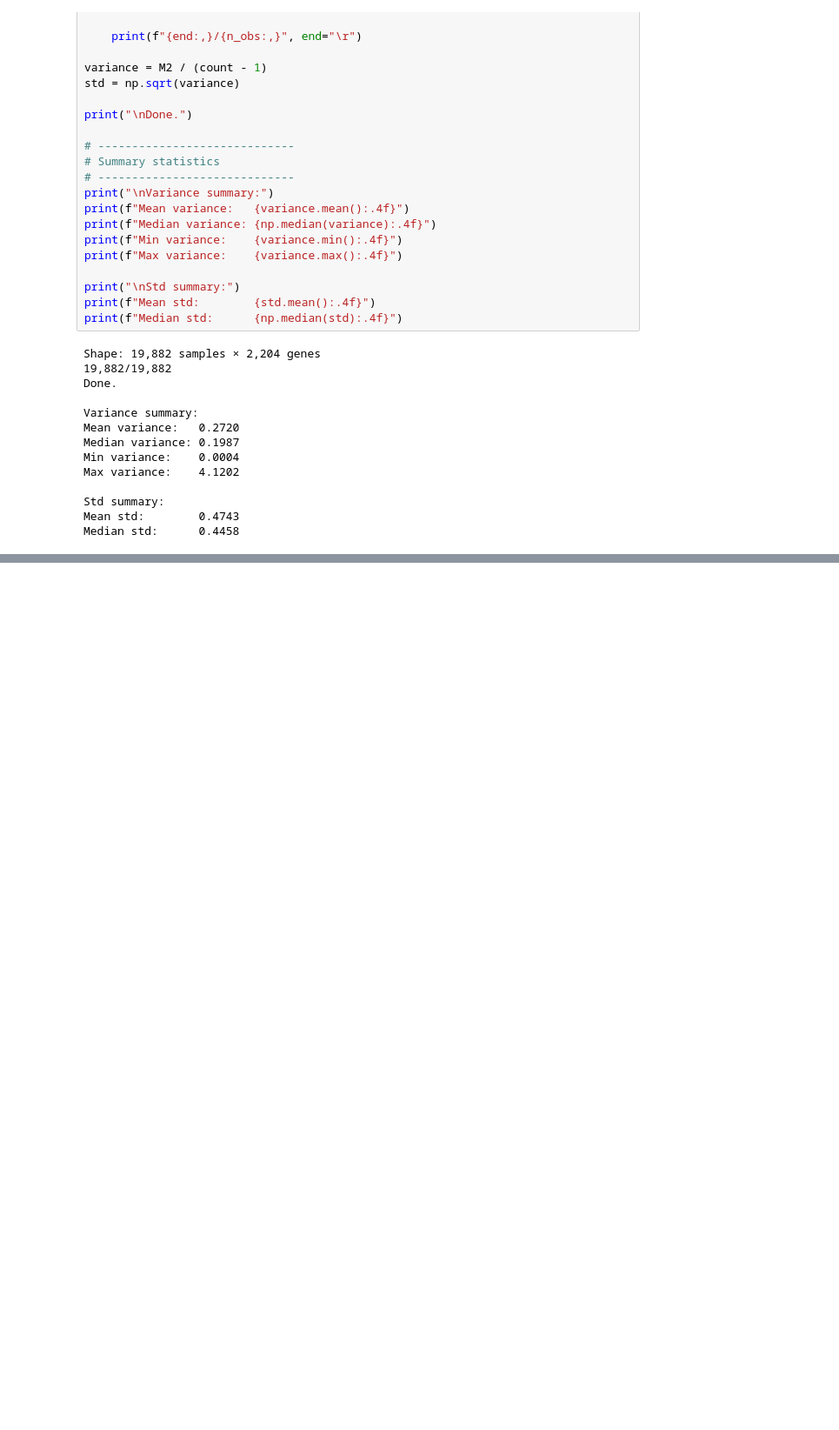
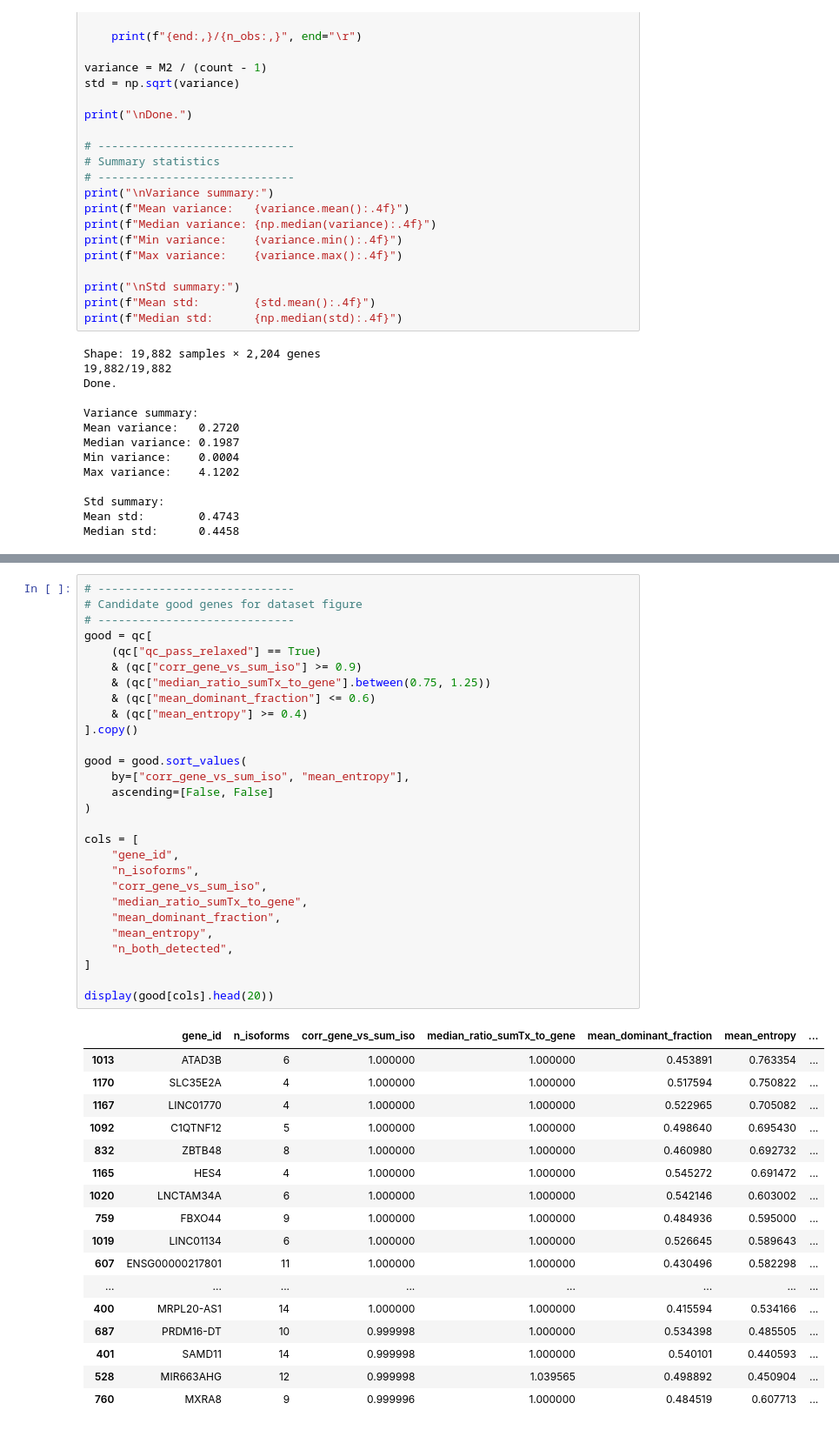
Before and after one commit to magordin/DL_project, a Jupyter notebook: notebooks/data_exploration_2.ipynb, the cells around one changed output, grey strips where cells are left out. Shown at 87% size. Cells and saved outputs as stored; diff of their text form; blank space fills up the shorter version.

```diff
--- a/notebooks/data_exploration_2.ipynb
+++ b/notebooks/data_exploration_2.ipynb
@@ -77,0 +253,46 @@ Median std:      0.4458
+# %%
+# -----------------------------
+# Candidate good genes for dataset figure
+# -----------------------------
+good = qc[
+    (qc["qc_pass_relaxed"] == True)
+    & (qc["corr_gene_vs_sum_iso"] >= 0.9)
+    & (qc["median_ratio_sumTx_to_gene"].between(0.75, 1.25))
+    & (qc["mean_dominant_fraction"] <= 0.6)
+    & (qc["mean_entropy"] >= 0.4)
+].copy()
+
+good = good.sort_values(
+    by=["corr_gene_vs_sum_iso", "mean_entropy"],
+    ascending=[False, False]
+)
+
+cols = [
+    "gene_id",
+    "n_isoforms",
+    "corr_gene_vs_sum_iso",
+    "median_ratio_sumTx_to_gene",
+    "mean_dominant_fraction",
+    "mean_entropy",
+    "n_both_detected",
+]
+
+display(good[cols].head(20))
+# %% [output]
+|  | gene_id | n_isoforms | corr_gene_vs_sum_iso | median_ratio_sumTx_to_gene | mean_dominant_fraction | mean_entropy | ... |
+| 1013 | ATAD3B | 6 | 1.000000 | 1.000000 | 0.453891 | 0.763354 | ... |
+| 1170 | SLC35E2A | 4 | 1.000000 | 1.000000 | 0.517594 | 0.750822 | ... |
+| 1167 | LINC01770 | 4 | 1.000000 | 1.000000 | 0.522965 | 0.705082 | ... |
+| 1092 | C1QTNF12 | 5 | 1.000000 | 1.000000 | 0.498640 | 0.695430 | ... |
+| 832 | ZBTB48 | 8 | 1.000000 | 1.000000 | 0.460980 | 0.692732 | ... |
+| 1165 | HES4 | 4 | 1.000000 | 1.000000 | 0.545272 | 0.691472 | ... |
+| 1020 | LNCTAM34A | 6 | 1.000000 | 1.000000 | 0.542146 | 0.603002 | ... |
+| 759 | FBXO44 | 9 | 1.000000 | 1.000000 | 0.484936 | 0.595000 | ... |
+| 1019 | LINC01134 | 6 | 1.000000 | 1.000000 | 0.526645 | 0.589643 | ... |
+| 607 | ENSG00000217801 | 11 | 1.000000 | 1.000000 | 0.430496 | 0.582298 | ... |
+| ... | ... | ... | ... | ... | ... | ... | ... |
+| 400 | MRPL20-AS1 | 14 | 1.000000 | 1.000000 | 0.415594 | 0.534166 | ... |
+| 687 | PRDM16-DT | 10 | 0.999998 | 1.000000 | 0.534398 | 0.485505 | ... |
+| 401 | SAMD11 | 14 | 0.999998 | 1.000000 | 0.540101 | 0.440593 | ... |
+| 528 | MIR663AHG | 12 | 0.999998 | 1.039565 | 0.498892 | 0.450904 | ... |
+| 760 | MXRA8 | 9 | 0.999996 | 1.000000 | 0.484519 | 0.607713 | ... |
```
Also changed, not shown: parts of 3 cells of this notebook, 2 other files.
